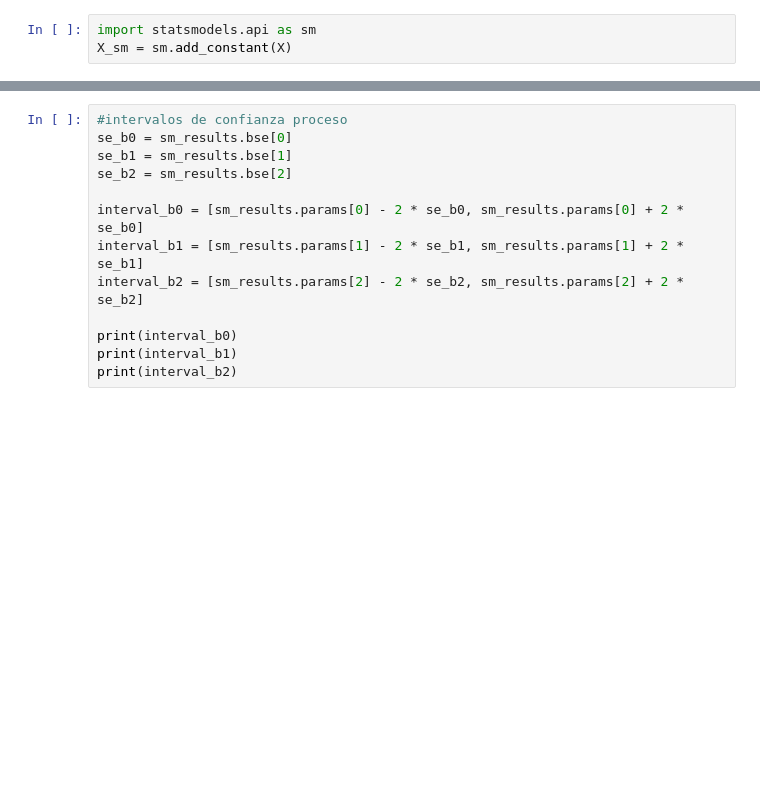
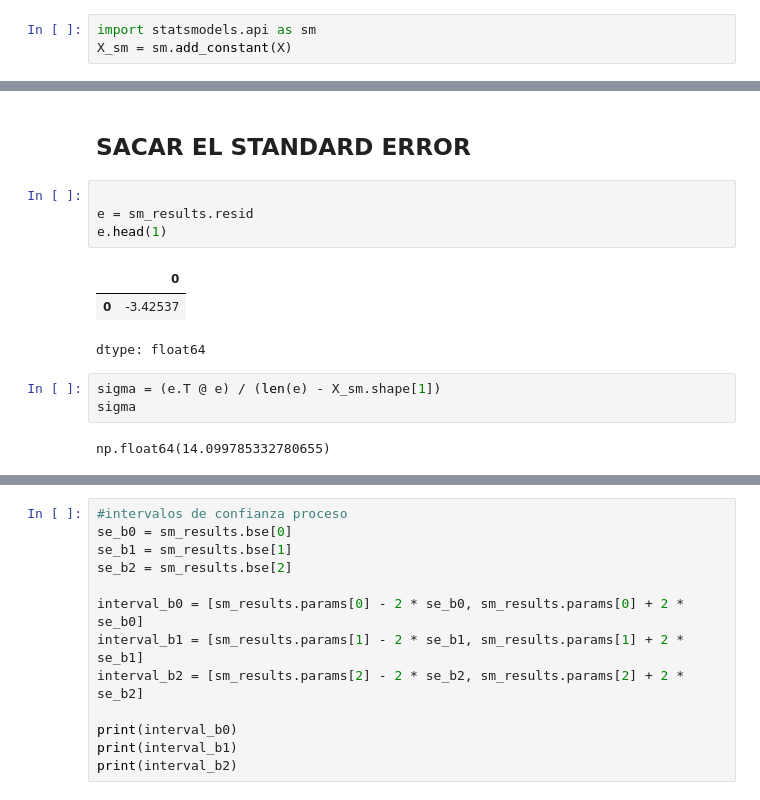
Before and after one commit to navap3206-debug/hello-world, a Jupyter notebook: Bootstrap.ipynb, the cells around one changed output, grey strips where cells are left out. Cells and saved outputs as stored; diff of their text form; blank space fills up the shorter version.

```diff
--- a/Bootstrap.ipynb
+++ b/Bootstrap.ipynb
@@ -80,3 +86,18 @@ Notes:
 [1] Standard Errors assume that the covariance matrix of the errors is correctly specified.
 [2] The condition number is large, 2.72e+03. This might indicate that there are
 strong multicollinearity or other numerical problems.
+# %% [markdown]
+## SACAR EL STANDARD ERROR
+# %%
+
+e = sm_results.resid
+e.head(1)
+# %% [output]
+|  | 0 |
+| 0 | -3.42537 |
+dtype: float64
+# %%
+sigma = (e.T @ e) / (len(e) - X_sm.shape[1])
+sigma
+# %% [output]
+np.float64(14.099785332780655)
```
Also changed, not shown: parts of 29 cells of this notebook.
